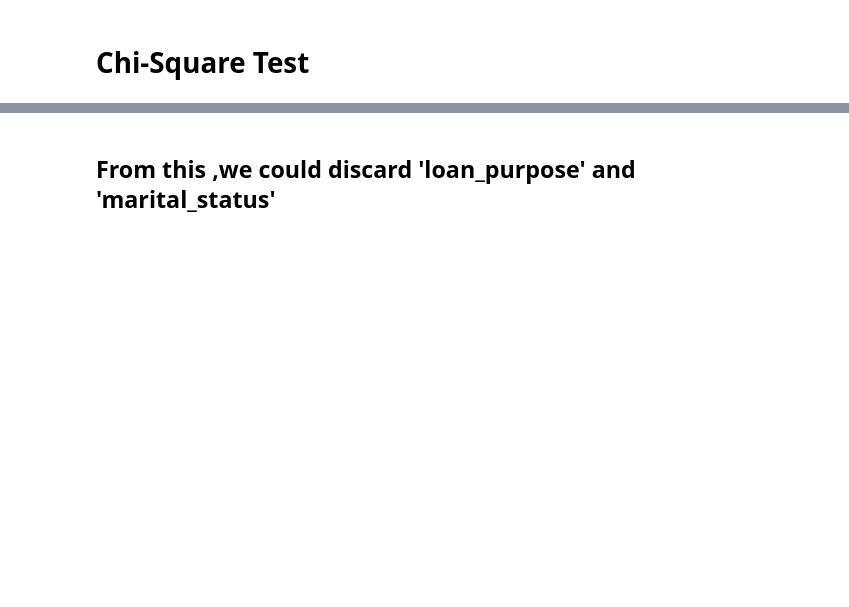
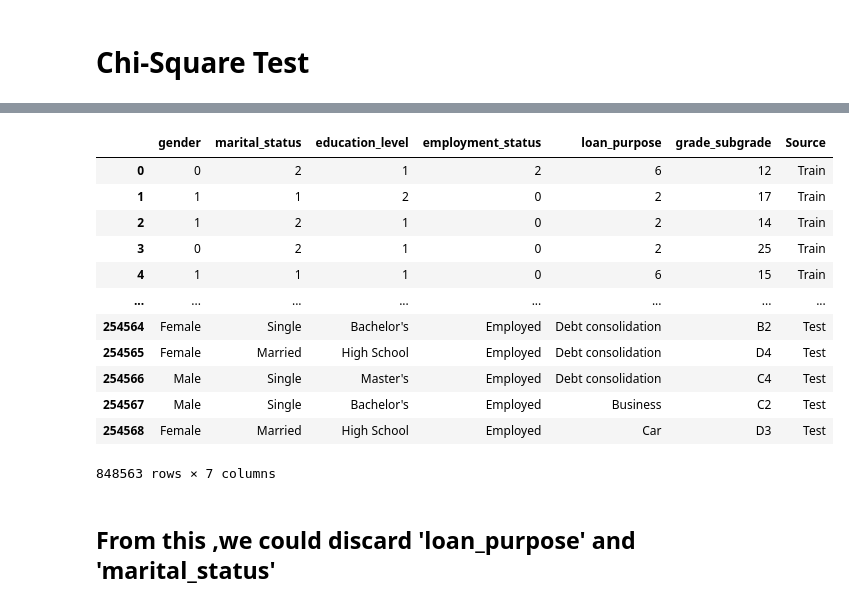
Before and after one commit to victorhrls/Kaggle, a Jupyter notebook: Loan Payback/loan-payback-eda.ipynb, the cells around one changed output, grey strips where cells are left out. Saved outputs shown, nothing was run; the diff lists cells and outputs as text; code cells hidden in the pictures; blank space fills up the shorter version.

```diff
--- a/Loan Payback/loan-payback-eda.ipynb
+++ b/Loan Payback/loan-payback-eda.ipynb
@@ -341,2 +424,30 @@ Passing `palette` without assigning `hue` is deprecated and will be removed in v
+# %%
+# Analysing the categories
+
+view_train_cat = df_train[cat_features].copy()
+view_train_cat["Source"] = 'Train'
+
+view_test_cat = df_test[cat_features].copy()
+view_test_cat['Source'] = 'Test'
+
+# concatenate
+#  Ignore index in order to ignore DUPLICATES
+view_concat_cat = pd.concat([view_train_cat,view_test_cat], ignore_index = False)
+# %%
+view_concat_cat
+# %% [output]
+|  | gender | marital_status | education_level | employment_status | loan_purpose | grade_subgrade | Source |
+| 0 | 0 | 2 | 1 | 2 | 6 | 12 | Train |
+| 1 | 1 | 1 | 2 | 0 | 2 | 17 | Train |
+| 2 | 1 | 2 | 1 | 0 | 2 | 14 | Train |
+| 3 | 0 | 2 | 1 | 0 | 2 | 25 | Train |
+| 4 | 1 | 1 | 1 | 0 | 6 | 15 | Train |
+| ... | ... | ... | ... | ... | ... | ... | ... |
+| 254564 | Female | Single | Bachelor's | Employed | Debt consolidation | B2 | Test |
+| 254565 | Female | Married | High School | Employed | Debt consolidation | D4 | Test |
+| 254566 | Male | Single | Master's | Employed | Debt consolidation | C4 | Test |
+| 254567 | Male | Single | Bachelor's | Employed | Business | C2 | Test |
+| 254568 | Female | Married | High School | Employed | Car | D3 | Test |
+848563 rows × 7 columns
 # %% [markdown]
 ## From this ,we could discard 'loan_purpose' and 'marital_status'
```
Also changed, not shown: parts of 8 cells of this notebook.
